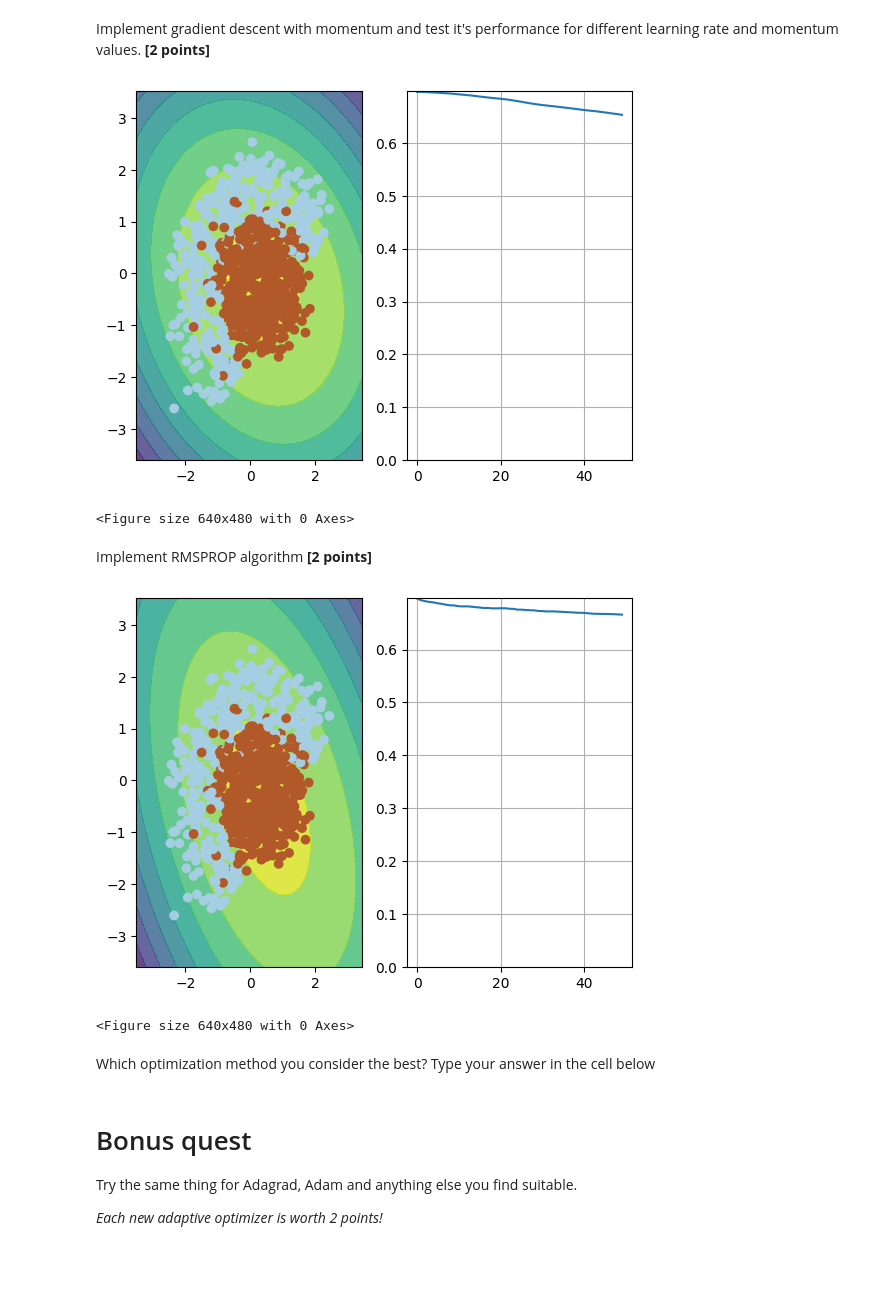
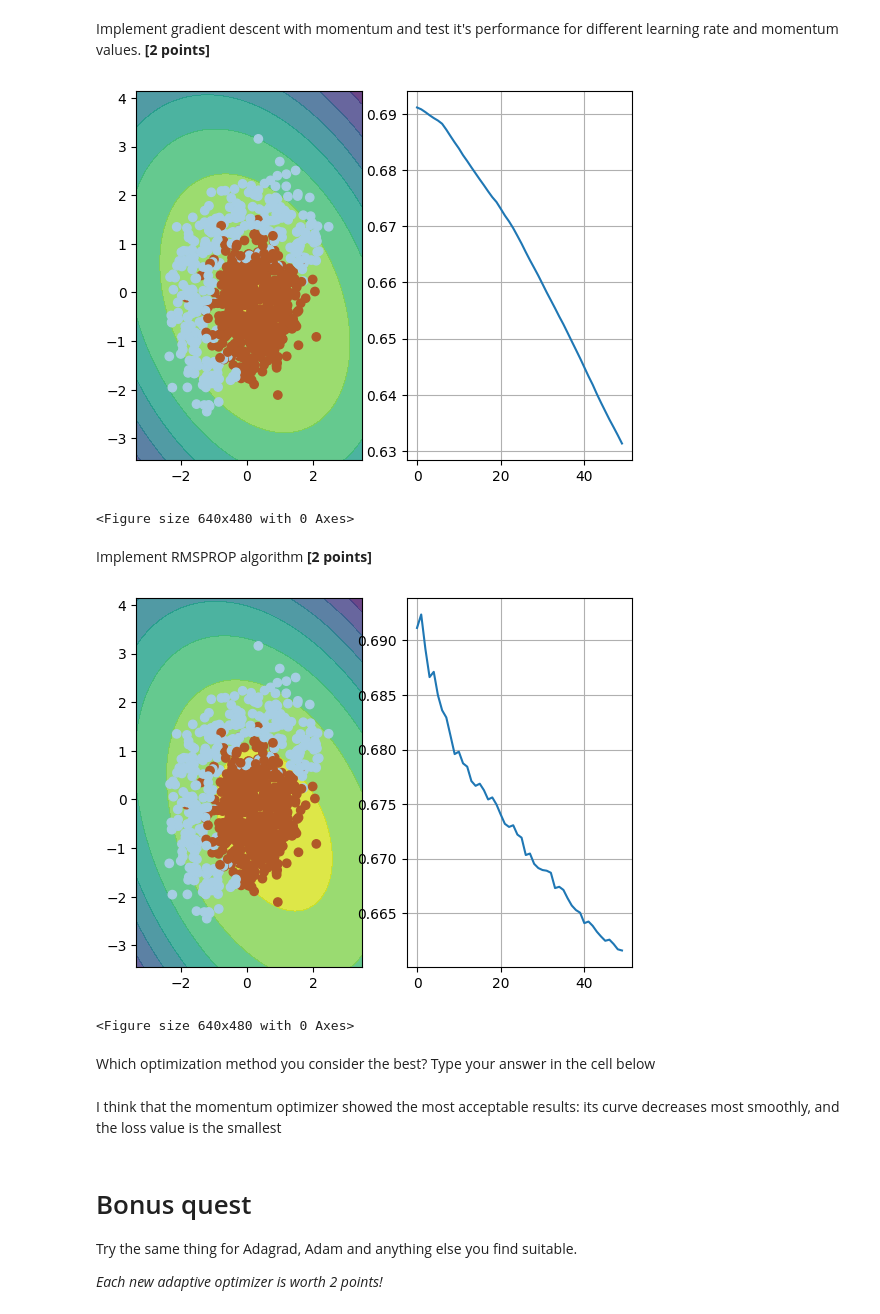
Before and after one commit to AlexDorosh55/Practical_DL, a Jupyter notebook: week01_backprop/adaptive_sgd.ipynb, the cells around one changed output. Saved outputs shown, nothing was run; the diff lists cells and outputs as text; code cells hidden in the pictures; blank space fills up the shorter version.

```diff
--- a/week01_backprop/adaptive_sgd.ipynb
+++ b/week01_backprop/adaptive_sgd.ipynb
@@ -198,7 +197,6 @@ x_min, x_max = X[:, 0].min() - 1, X[:, 0].max() + 1
 y_min, y_max = X[:, 1].min() - 1, X[:, 1].max() + 1
 xx, yy = np.meshgrid(np.arange(x_min, x_max, h), np.arange(y_min, y_max, h))
 def visualize(X, y, w, history):
-    print(X.shape, y.shape, w.shape)
     """draws classifier prediction with matplotlib magic"""
     points = np.c_[xx.ravel(), yy.ravel()]
     Z = classify(expand(points), w)
@@ -213,8 +211,6 @@ def visualize(X, y, w, history):
     plt.subplot(1,2,2)
     plt.plot(history)
     plt.grid()
-    ymin, ymax = plt.ylim()
-    plt.ylim(0, ymax)
     display.clear_output(wait=True)
     plt.show()
 # %%
@@ -237,14 +233,13 @@ alpha = 3e-4
 n_iter = 50
 batch_size = 4
 loss = np.zeros(n_iter)
-plt.figure(figsize=(12,5))
-X = expand(X)
+plt.figure(figsize=(12,6))
 for i in range(n_iter):
     ind = np.random.choice(X.shape[0], batch_size)
-    loss[i] = compute_loss(X, y, w)
+    loss[i] = compute_loss(expand(X), y, w)
     visualize(X[ind,:], y[ind], w, loss)
 
-    w = w - alpha * compute_grad(X[ind,:], y[ind], w)
+    w = w - alpha * compute_grad(expand(X)[ind,:], y[ind], w)
 
 visualize(X, y, w, loss)
 plt.clf()
@@ -266,45 +261,47 @@ loss = np.zeros(n_iter)
 plt.figure(figsize=(12,5))
 for i in range(n_iter):
     ind = np.random.choice(X.shape[0], batch_size)
-    loss[i] = compute_loss(X, y, w)
+    loss[i] = compute_loss(expand(X), y, w)
     visualize(X[ind,:], y[ind], w, loss)
-    v = alpha * compute_grad(X[ind,:], y[ind], w) + mu*v
+    v = alpha * compute_grad(expand(X)[ind,:], y[ind], w) + mu*v
     w = w - v
 
 visualize(X, y, w, loss)
 plt.clf()
 # %% [output]
-[figure, old version]
+[figure, new version]
 <Figure size 640x480 with 0 Axes>
 # %% [markdown]
 Implement RMSPROP algorithm __[2 points]__
 # %%
 w = np.array([0,0,0,0,0,1])
 ms = np.zeros_like(w)
 alpha = 3e-4
 mean_squared_norm = 0.99
 
 n_iter = 50
 batch_size = 4
 loss = np.zeros(n_iter)
 plt.figure(figsize=(12,5))
 for i in range(n_iter):
     ind = np.random.choice(X.shape[0], batch_size)
-    loss[i] = compute_loss(X, y, w)
+    loss[i] = compute_loss(expand(X), y, w)
     visualize(X[ind,:], y[ind], w, loss)
-    dldw = compute_grad(X[ind,:], y[ind], w)
+    dldw = compute_grad(expand(X)[ind,:], y[ind], w)
     ms = mean_squared_norm*ms + (1 - mean_squared_norm)*(dldw**2)
     w = w - alpha * dldw / np.sqrt(ms + 1e-9)
 
 
 
 visualize(X, y, w, loss)
 plt.clf()
 # %% [output]
-[figure, old version]
+[figure, new version]
 <Figure size 640x480 with 0 Axes>
 # %% [markdown]
 Which optimization method you consider the best? Type your answer in the cell below
+# %% [markdown]
+I think that the momentum optimizer showed the most acceptable results: its curve decreases most smoothly, and the loss value is the smallest
 # %% [markdown]
 # Bonus quest
 Try the same thing for Adagrad, Adam and anything else you find suitable.
```
Also changed, not shown: parts of 8 cells of this notebook.
